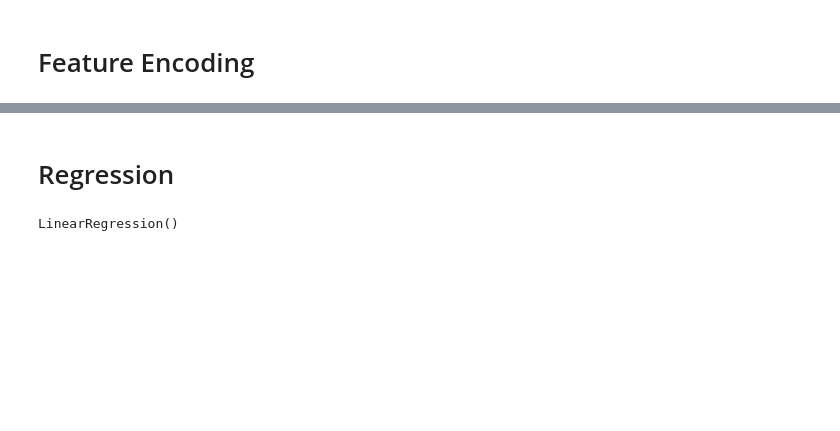
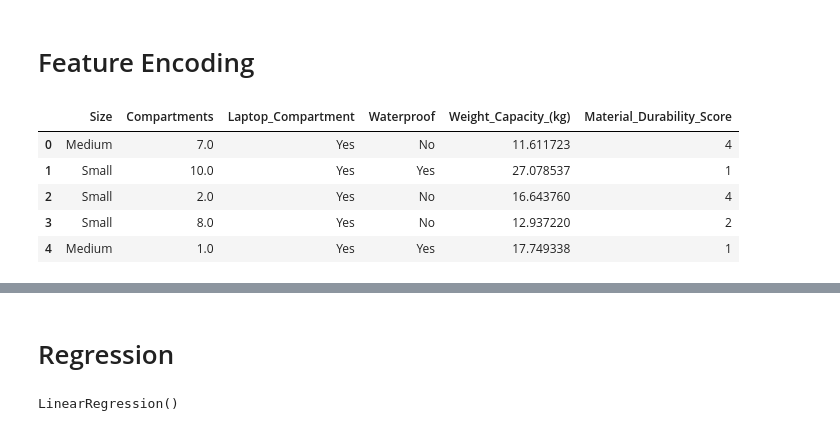
Before and after one commit to zakariaelaoufi/Backpack-Prediction-Challenge, a Jupyter notebook: backpack_prediction_challenge.ipynb, the cells around one changed output, grey strips where cells are left out. Cells and saved outputs as stored; diff of their text form; code cells hidden in the pictures; blank space fills up the shorter version.

```diff
--- a/backpack_prediction_challenge.ipynb
+++ b/backpack_prediction_challenge.ipynb
@@ -162,6 +165,5 @@ total_revenu = {
   "Jansport": 10.5
 }
 # %%
-final_backpack = clean_backpack2.dropna().copy()
-final_backpack['total_revenue_2023'] = final_backpack['Brand'].map(total_revenu)
-imputed_test_backpack['total_revenue_2023'] = imputed_test_backpack['Brand'].map(total_revenu)
+# final_backpack['total_revenue_2023'] = final_backpack['Brand'].map(total_revenu)
+# imputed_test_backpack['total_revenue_2023'] = imputed_test_backpack['Brand'].map(total_revenu)
@@ -176,0 +176,4 @@ final_backpack.head()
+# %%
+material_durability = {"Canvas": 1, "Nylon": 2, "Polyester": 3, "Leather": 4}
+final_backpack["Material_Durability_Score"] = final_backpack["Material"].map(material_durability)
+imputed_test_backpack["Material_Durability_Score"] = imputed_test_backpack["Material"].map(material_durability)
@@ -177,7 +185,16 @@ final_backpack.head()
 # %% [markdown]
 # Feature Encoding
 # %%
-X = final_backpack.drop(['Price','Color'], axis=1)
+X = final_backpack.drop(['Price', 'Material'], axis=1)
 y = final_backpack['Price']
+# %%
+X.head()
+# %% [output]
+|  | Size | Compartments | Laptop_Compartment | Waterproof | Weight_Capacity_(kg) | Material_Durability_Score |
+| 0 | Medium | 7.0 | Yes | No | 11.611723 | 4 |
+| 1 | Small | 10.0 | Yes | Yes | 27.078537 | 1 |
+| 2 | Small | 2.0 | Yes | No | 16.643760 | 4 |
+| 3 | Small | 8.0 | Yes | No | 12.937220 | 2 |
+| 4 | Medium | 1.0 | Yes | Yes | 17.749338 | 1 |
 # %%
 ordinal_categories = {
```
Also changed, not shown: parts of 32 cells of this notebook.
